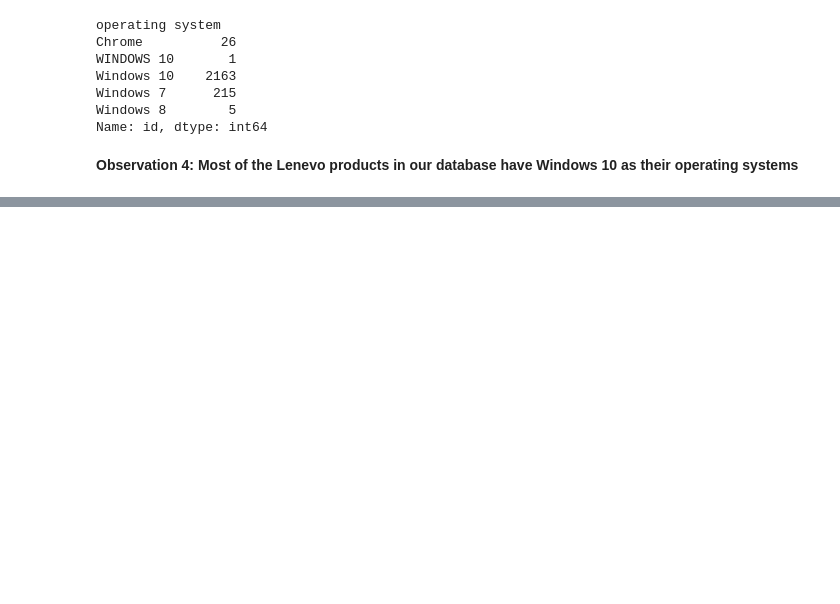
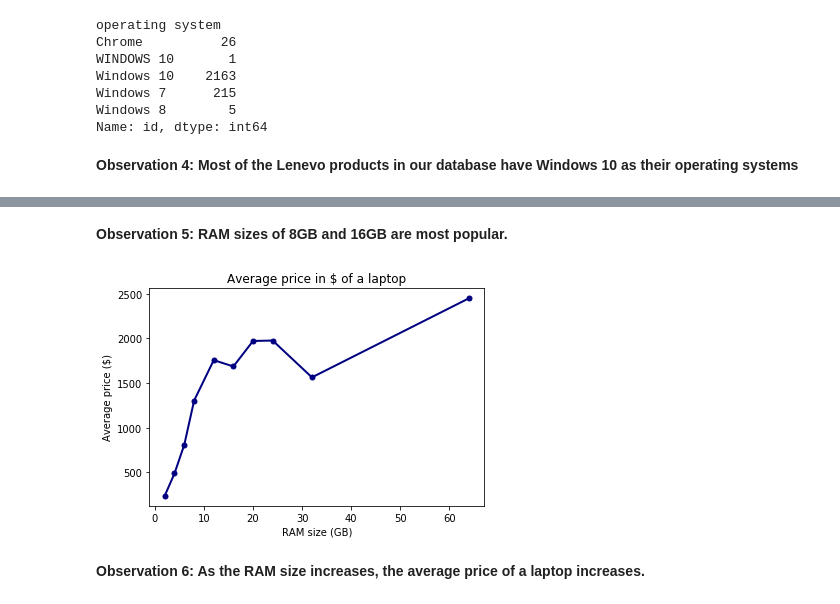
Before and after one commit to dliangsta/CS839-project, a Jupyter notebook: stage-4/olap.ipynb, the cells around one changed output, grey strips where cells are left out. Cells and saved outputs as stored; diff of their text form; code cells hidden in the pictures; blank space fills up the shorter version.

```diff
--- a/stage-4/olap.ipynb
+++ b/stage-4/olap.ipynb
@@ -112,0 +130,12 @@ Name: id, dtype: int64
+# %% [markdown]
+**Observation 5: RAM sizes of 8GB and 16GB are most popular.**
+# %%
+xx.plot(lw=2, colormap='jet', marker='.', markersize=10,
+         title='Average price in $ of a laptop')
+plt.xlabel('RAM size (GB)')
+plt.ylabel('Average price ($)')
+plt.show()
+# %% [output]
+[figure, added]
+# %% [markdown]
+**Observation 6: As the RAM size increases, the average price of a laptop increases.**
```
Also changed, not shown: parts of 4 cells of this notebook.
